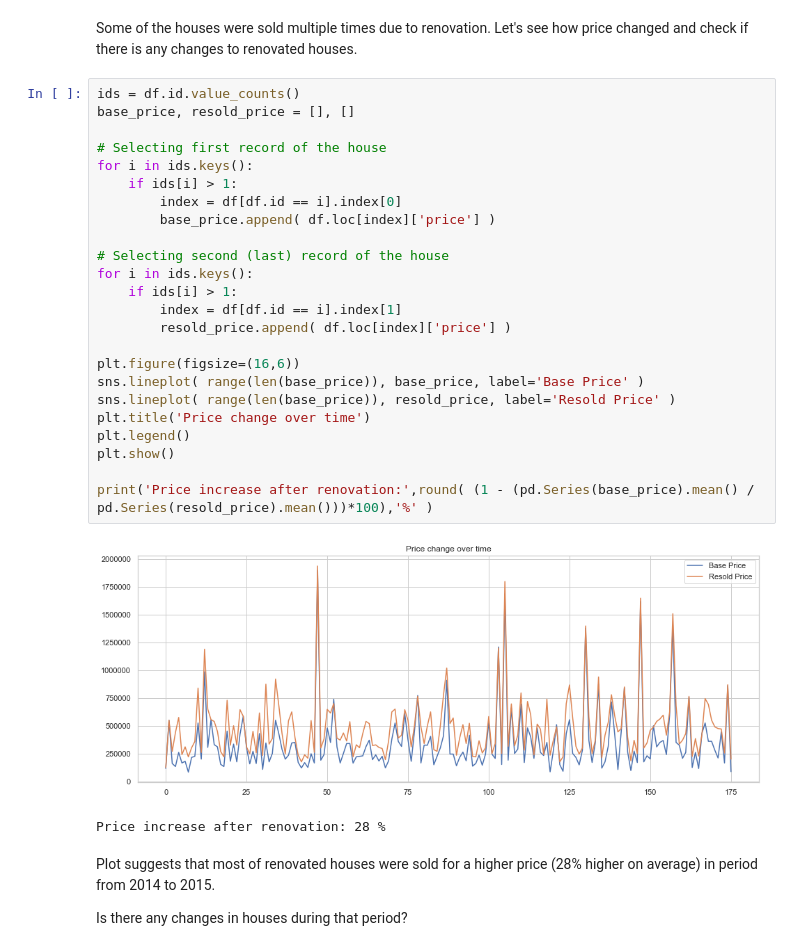
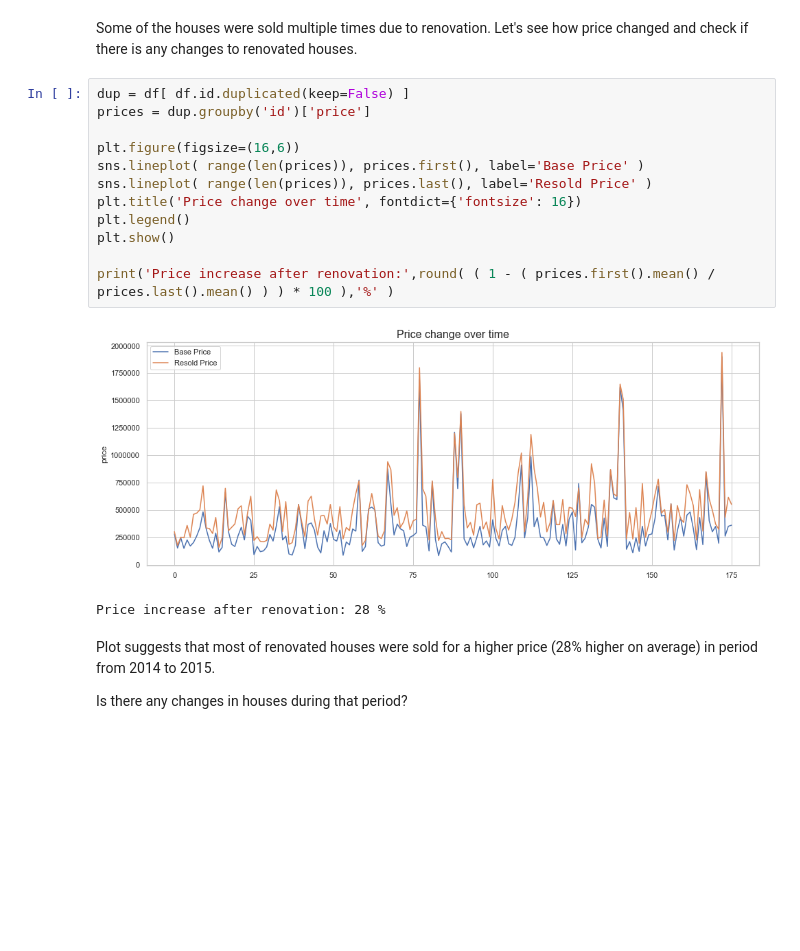
Before and after one commit to alaskalam/dsc-1-final-project-online-ds-sp-000, a Jupyter notebook: student.ipynb, the cells around one changed output. Saved outputs shown, nothing was run; the diff lists cells and outputs as text; blank space fills up the shorter version.

```diff
--- a/student.ipynb
+++ b/student.ipynb
@@ -297,31 +298,19 @@ During this stage we would be able to answer following questions:
 # %% [markdown]
 Some of the houses were sold multiple times due to renovation. Let's see how price changed and check if there is any changes to renovated houses.
 # %%
-ids = df.id.value_counts()
-base_price, resold_price = [], []
-
-# Selecting first record of the house
-for i in ids.keys():
-    if ids[i] > 1:
-        index = df[df.id == i].index[0]
-        base_price.append( df.loc[index]['price'] )
-
-# Selecting second (last) record of the house
-for i in ids.keys():
-    if ids[i] > 1:
-        index = df[df.id == i].index[1]
-        resold_price.append( df.loc[index]['price'] )
+dup = df[ df.id.duplicated(keep=False) ]
+prices = dup.groupby('id')['price']
 
 plt.figure(figsize=(16,6))
-sns.lineplot( range(len(base_price)), base_price, label='Base Price' )
-sns.lineplot( range(len(base_price)), resold_price, label='Resold Price' )
-plt.title('Price change over time')
+sns.lineplot( range(len(prices)), prices.first(), label='Base Price' )
+sns.lineplot( range(len(prices)), prices.last(), label='Resold Price' )
+plt.title('Price change over time', fontdict={'fontsize': 16})
 plt.legend()
 plt.show()
 
-print('Price increase after renovation:',round( (1 - (pd.Series(base_price).mean() / pd.Series(resold_price).mean()))*100),'%' )
+print('Price increase after renovation:',round( ( 1 - ( prices.first().mean() / prices.last().mean() ) ) * 100 ),'%' )
 # %% [output]
-[figure, old version]
+[figure, new version]
 Price increase after renovation: 28 %
 # %% [markdown]
 Plot suggests that most of renovated houses were sold for a higher price (28% higher on average) in period from 2014 to 2015.
```
Also changed, not shown: parts of 28 cells of this notebook.
